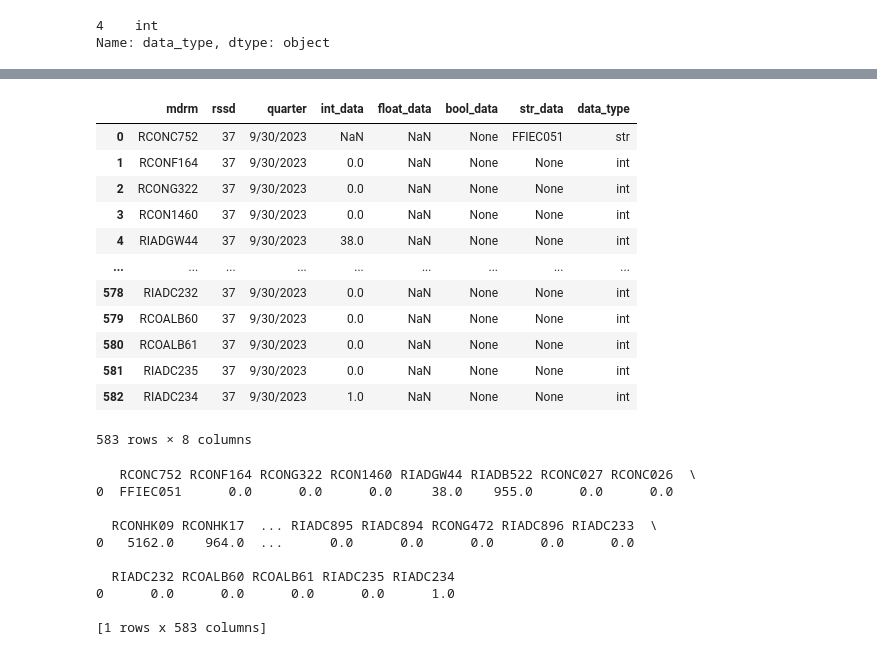
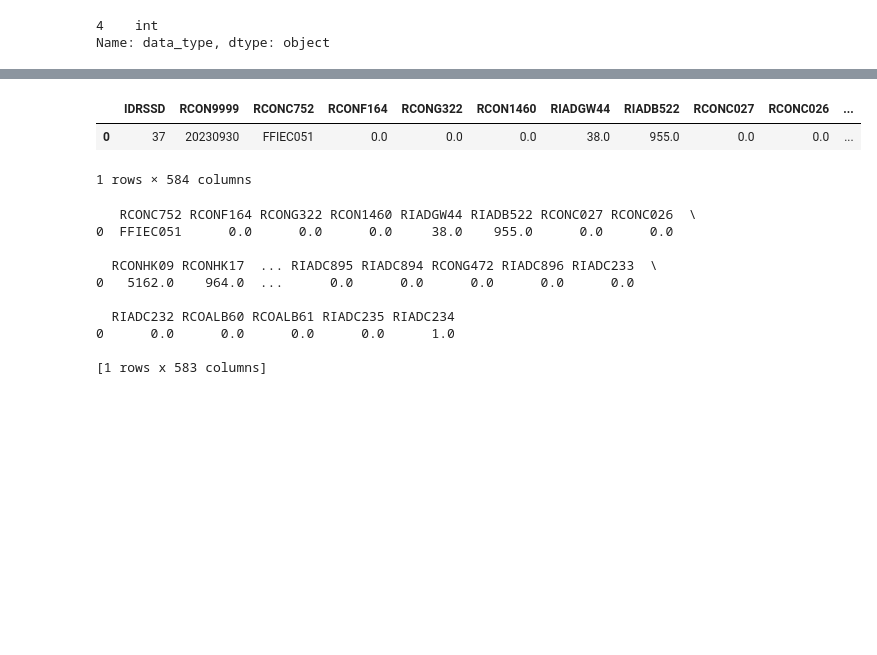
Before and after one commit to walkawalker/call-report-database, a Jupyter notebook: python/Create_Schedule_Directory/grab each call report.ipynb, the cells around one changed output, grey strips where cells are left out. Drawn from its saved outputs; the diff is of its cells as text; code cells hidden in the pictures; blank space fills up the shorter version.

```diff
--- a/python/Create_Schedule_Directory/grab each call report.ipynb
+++ b/python/Create_Schedule_Directory/grab each call report.ipynb
@@ -50,6 +29,6 @@ print(f'{df["ROW_COUNT"][0]} values inserted into table _')
 # %%
 def print_row_count(session: snowpark.Session, t):
-    row_count = session.sql("SELECT COUNT(*) AS row_count FROM SCHEDULE_ENT;").collect()
+    row_count = session.sql(f"SELECT COUNT(*) AS row_count FROM {t};").collect()
     df = pd.DataFrame(row_count)
     return print(f'{df["ROW_COUNT"][0]} values inserted into table {t}')
 # %%
@@ -141,6 +150,12 @@ def main(session: snowpark.Session):
 # %%
 if __name__ == "__main__":
-    main(session)
+    warehouse = "COMPUTE_WH"
+    session = initialize_snowflake_connection(username= "WALKERHILLS",password = "h!123@iLLs#",account= "lrlwqdb-yib23397",role = "ACCOUNTADMIN",
+                                    warehouse = "COMPUTE_WH",database = "CALLREPORTDB",schema = "PUBLIC")
+    creds, conn = initialize_ffeic_connection(username='whills12',password="vGzHZX7EAsPCwfXuV6pI")
+    reporting_period = '03/31/2020'
+    period_string = '03_31_2020'
+    main(session, creds, conn, False, reporting_period, period_string)
     session.sql(f"ALTER WAREHOUSE {warehouse} SUSPEND;")
     session.close()
 # %% [output]
@@ -150,0 +320,8 @@ ConnectionError: ('Connection aborted.', RemoteDisconnected('Remote end closed c
+# %%
+try:
+    if not empty_list:
+        raise ValueError('The list is empty')
+    for i in empty_list:
+        print(i)
+except ValueError as e:
+    print(e)
@@ -355,7 +563,8 @@ time_series['data_type'][time_series['mdrm']==mdrm]
 4    int
 Name: data_type, dtype: object
 # %%
-time_series = methods.collect_data(
+print("How long does it take : ", time.ctime())
+df = methods.collect_data(
     session=conn,
     creds=creds,
     rssd_id="37",
@@ -364,4 +573,25 @@ time_series = methods.collect_data(
     output_type='pandas'
 )
 time_series
+print("The time was : ", time.ctime())
+result_df = pd.DataFrame(columns=df['mdrm'].unique())
+for index, row in df.iterrows():
+    mdrm = row['mdrm']
+    data_type = row['data_type']
+    if data_type == 'str':
+        value = row['str_data']
+    elif data_type == 'bool':
+        value = row['bool_data']
+    elif data_type == 'float':
+        value = row['float_data']
+    elif data_type == 'int':
+        value = row['int_data']
+    else:
+        value = None
+    result_df.at[0, mdrm] = value
+result_df.insert(0, 'IDRSSD',37)
+result_df['RCON9999']=pd.to_datetime(result_df['RCON9999'], format='%Y%m%d.%f').dt.strftime('%Y%m%d')
+date_column = result_df.pop('RCON9999')
+result_df.insert(1, 'RCON9999', date_column)
+result_df
 # %% [output]
@@ -368,16 +600,6 @@ time_series
-|  | mdrm | rssd | quarter | int_data | float_data | bool_data | str_data | data_type |
-| 0 | RCONC752 | 37 | 9/30/2023 | NaN | NaN | None | FFIEC051 | str |
-| 1 | RCONF164 | 37 | 9/30/2023 | 0.0 | NaN | None | None | int |
-| 2 | RCONG322 | 37 | 9/30/2023 | 0.0 | NaN | None | None | int |
-| 3 | RCON1460 | 37 | 9/30/2023 | 0.0 | NaN | None | None | int |
-| 4 | RIADGW44 | 37 | 9/30/2023 | 38.0 | NaN | None | None | int |
-| ... | ... | ... | ... | ... | ... | ... | ... | ... |
-| 578 | RIADC232 | 37 | 9/30/2023 | 0.0 | NaN | None | None | int |
-| 579 | RCOALB60 | 37 | 9/30/2023 | 0.0 | NaN | None | None | int |
-| 580 | RCOALB61 | 37 | 9/30/2023 | 0.0 | NaN | None | None | int |
-| 581 | RIADC235 | 37 | 9/30/2023 | 0.0 | NaN | None | None | int |
-| 582 | RIADC234 | 37 | 9/30/2023 | 1.0 | NaN | None | None | int |
+|  | IDRSSD | RCON9999 | RCONC752 | RCONF164 | RCONG322 | RCON1460 | RIADGW44 | RIADB522 | RCONC027 | RCONC026 | ... |
+| 0 | 37 | 20230930 | FFIEC051 | 0.0 | 0.0 | 0.0 | 38.0 | 955.0 | 0.0 | 0.0 | ... |
-583 rows × 8 columns
+1 rows × 584 columns
 # %%
 df= time_series
 # %%
```
Also changed, not shown: parts of 49 cells of this notebook, 18 other files.
